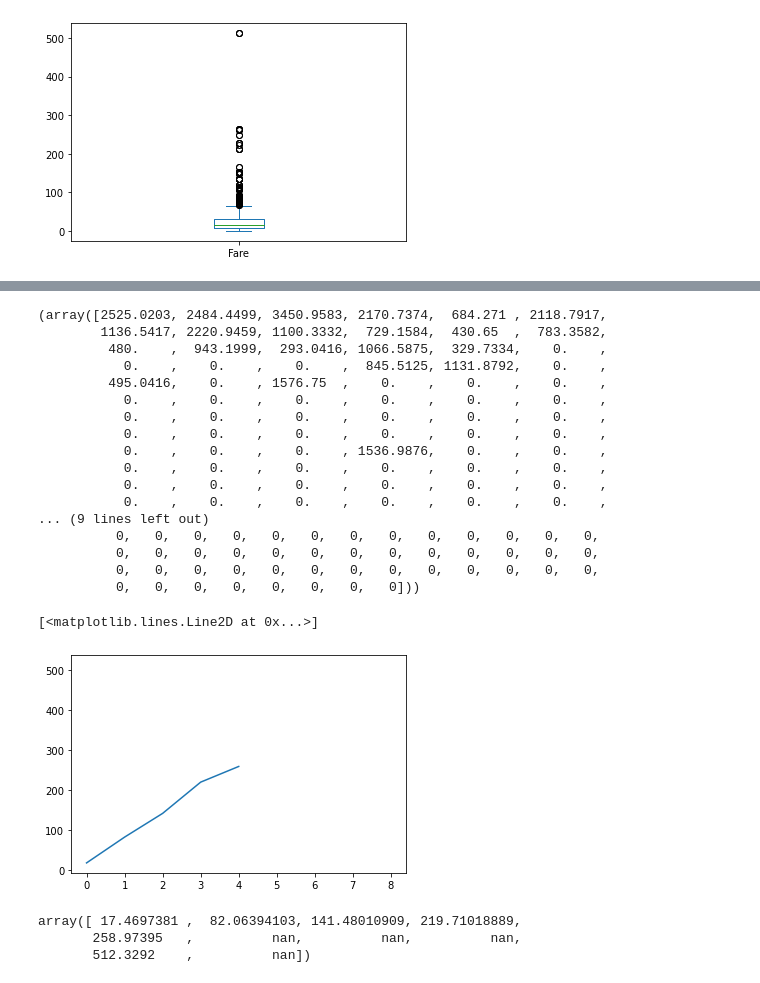
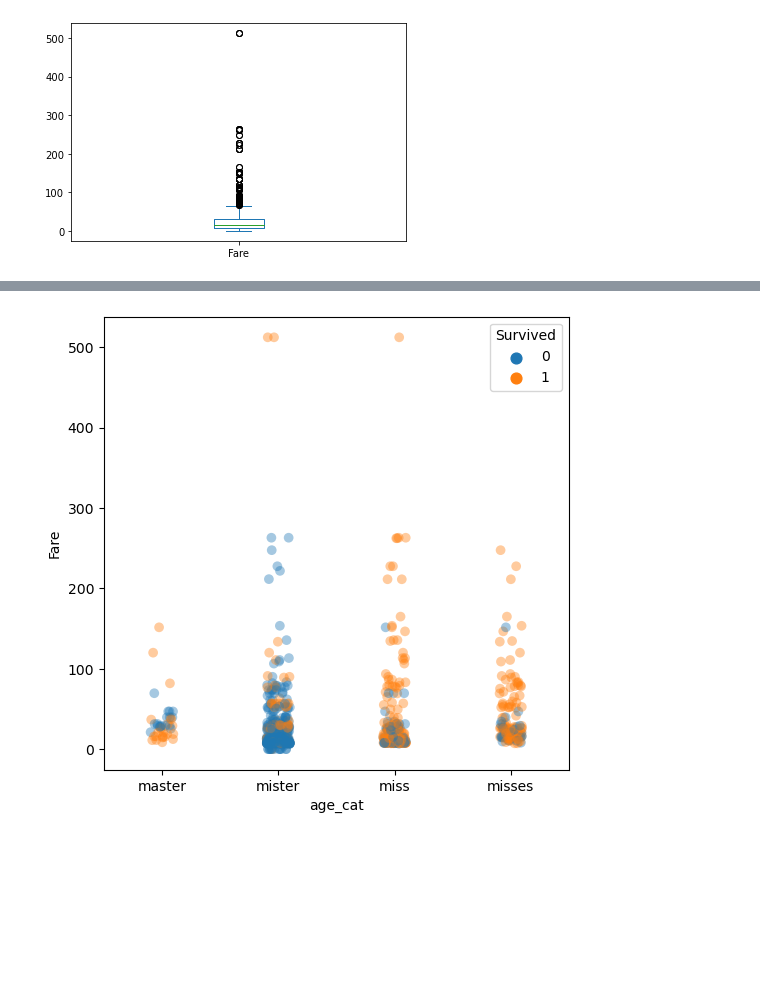
Before and after one commit to bladnman/titanic, a Jupyter notebook: 1_titanic-look-about.ipynb, the cells around one changed output, grey strips where cells are left out. Saved outputs shown, nothing was run; the diff lists cells and outputs as text; code cells hidden in the pictures; blank space fills up the shorter version.

```diff
--- a/1_titanic-look-about.ipynb
+++ b/1_titanic-look-about.ipynb
@@ -341,34 +261,7 @@ sns.lineplot(data=bin_means)
-# %%
-bin_means = (np.histogram(data, bins, weights=data)[0], np.histogram(data, bins)[0])
-bin_means
-# %% [output]
-(array([2525.0203, 2484.4499, 3450.9583, 2170.7374,  684.271 , 2118.7917,
-        1136.5417, 2220.9459, 1100.3332,  729.1584,  430.65  ,  783.3582,
-         480.    ,  943.1999,  293.0416, 1066.5875,  329.7334,    0.    ,
-           0.    ,    0.    ,    0.    ,  845.5125, 1131.8792,    0.    ,
-         495.0416,    0.    , 1576.75  ,    0.    ,    0.    ,    0.    ,
-           0.    ,    0.    ,    0.    ,    0.    ,    0.    ,    0.    ,
-           0.    ,    0.    ,    0.    ,    0.    ,    0.    ,    0.    ,
-           0.    ,    0.    ,    0.    ,    0.    ,    0.    ,    0.    ,
-           0.    ,    0.    ,    0.    , 1536.9876,    0.    ,    0.    ,
-           0.    ,    0.    ,    0.    ,    0.    ,    0.    ,    0.    ,
-           0.    ,    0.    ,    0.    ,    0.    ,    0.    ,    0.    ,
-           0.    ,    0.    ,    0.    ,    0.    ,    0.    ,    0.    ,
-... (9 lines left out)
-          0,   0,   0,   0,   0,   0,   0,   0,   0,   0,   0,   0,   0,
-          0,   0,   0,   0,   0,   0,   0,   0,   0,   0,   0,   0,   0,
-          0,   0,   0,   0,   0,   0,   0,   0,   0,   0,   0,   0,   0,
-          0,   0,   0,   0,   0,   0,   0,   0]))
-# %%
-from scipy.stats import binned_statistic
-bin_means = binned_statistic(df['Fare'], df['Fare'], bins=10, range=(0, 600))[0]
-plt.plot(bin_means)
-# %% [output]
-[<matplotlib.lines.Line2D at 0x...>]
-[figure, removed]
-# %%
-bin_means
-# %% [output]
-array([ 17.4697381 ,  82.06394103, 141.48010909, 219.71018889,
-       258.97395   ,          nan,          nan,          nan,
-       512.3292    ,          nan])
+# %%
+plt.figure(figsize=(6,6),dpi=100)
+ax = sns.stripplot(x="age_cat", y="Fare", data=df, hue="Survived",
+                   s=7, alpha=0.4,
+                   order=["master", "mister", "miss", "misses"]);
+# %% [output]
+[figure, added]
```
Also changed, not shown: parts of 17 cells of this notebook.
